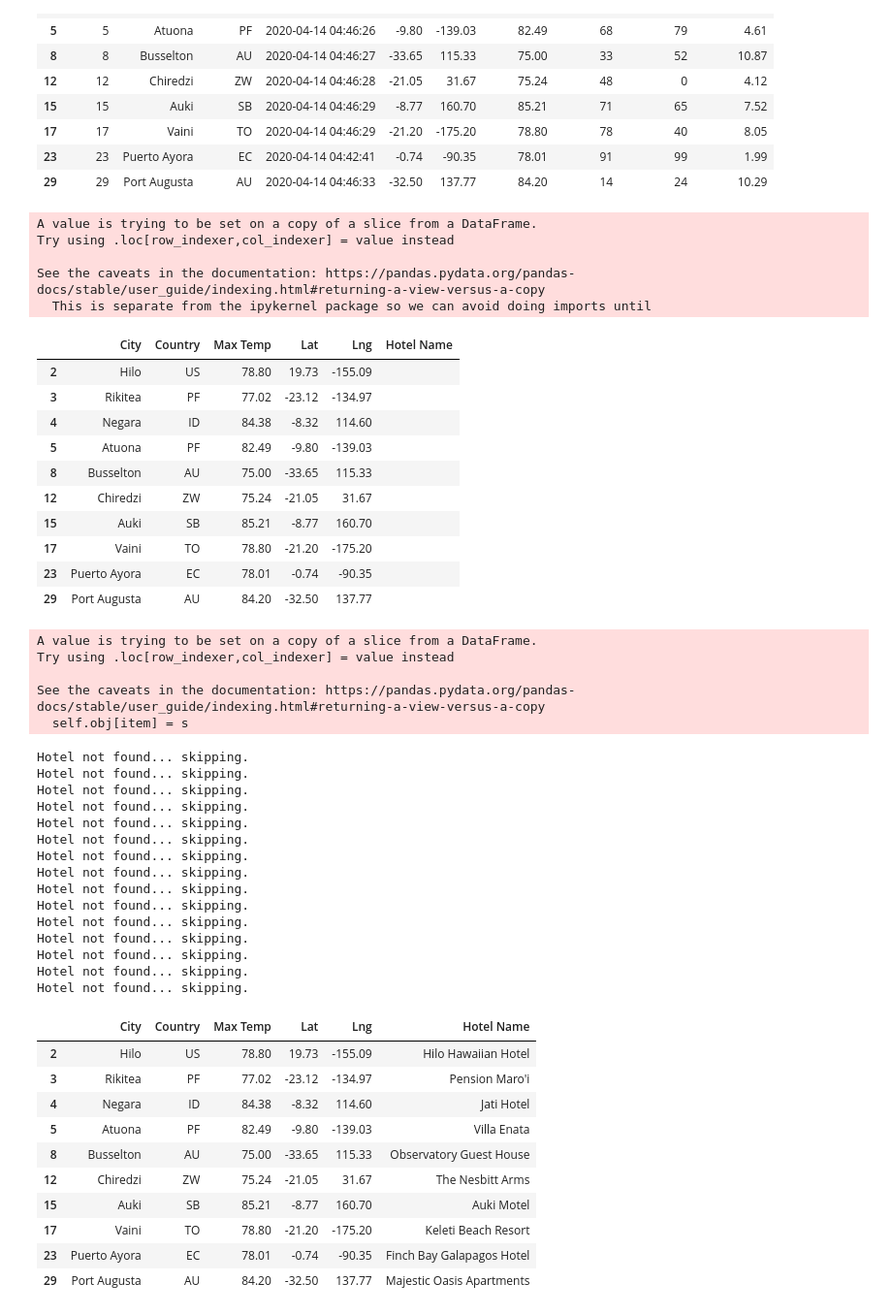
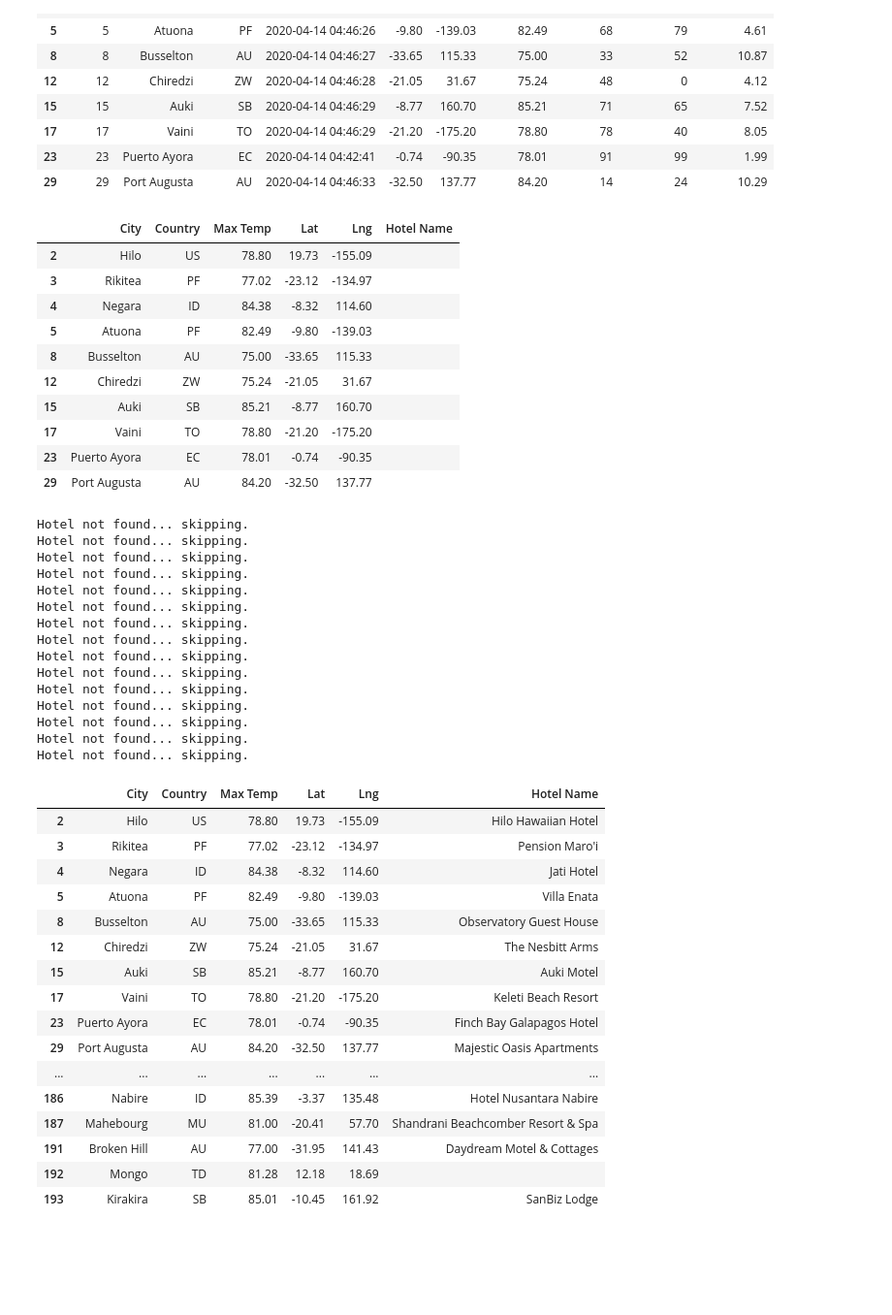
Before and after one commit to jwade688/World_Weather_Analysis, a Jupyter notebook: VacationPy.ipynb, the cells around one changed output. Shown at 97% size. Cells and saved outputs as stored; diff of their text form; code cells hidden in the pictures; blank space fills up the shorter version.

```diff
--- a/VacationPy.ipynb
+++ b/VacationPy.ipynb
@@ -149,15 +149,10 @@ preferred_cities_df.head(10)
 | 29 | 29 | Port Augusta | AU | 2020-04-14 04:46:33 | -32.50 | 137.77 | 84.20 | 14 | 24 | 10.29 |
 # %%
 # Create DataFrame called hotel_df to store hotel names alongside city, country, max temp, and coordinates
-hotel_df = preferred_cities_df[["City", "Country", "Max Temp", "Lat", "Lng"]]
+hotel_df = preferred_cities_df[["City", "Country", "Max Temp", "Lat", "Lng"]].copy()
 hotel_df["Hotel Name"] = ""
 hotel_df.head(10)
 # %% [output]
-A value is trying to be set on a copy of a slice from a DataFrame.
-Try using .loc[row_indexer,col_indexer] = value instead
-
-See the caveats in the documentation: https://pandas.pydata.org/pandas-docs/stable/user_guide/indexing.html#returning-a-view-versus-a-copy
-  This is separate from the ipykernel package so we can avoid doing imports until
 |  | City | Country | Max Temp | Lat | Lng | Hotel Name |
 | 2 | Hilo | US | 78.80 | 19.73 | -155.09 |  |
 | 3 | Rikitea | PF | 77.02 | -23.12 | -134.97 |  |
@@ -197,40 +192,41 @@ for index, row in hotel_df.iterrows():
     except (IndexError):
         print("Hotel not found... skipping.")
 # %% [output]
-A value is trying to be set on a copy of a slice from a DataFrame.
-Try using .loc[row_indexer,col_indexer] = value instead
-
-See the caveats in the documentation: https://pandas.pydata.org/pandas-docs/stable/user_guide/indexing.html#returning-a-view-versus-a-copy
-  self.obj[item] = s
+Hotel not found... skipping.
+Hotel not found... skipping.
+Hotel not found... skipping.
+Hotel not found... skipping.
+Hotel not found... skipping.
+Hotel not found... skipping.
+Hotel not found... skipping.
+Hotel not found... skipping.
+Hotel not found... skipping.
+Hotel not found... skipping.
+Hotel not found... skipping.
+Hotel not found... skipping.
+Hotel not found... skipping.
+Hotel not found... skipping.
+Hotel not found... skipping.
-Hotel not found... skipping.
-Hotel not found... skipping.
-Hotel not found... skipping.
-Hotel not found... skipping.
-Hotel not found... skipping.
-Hotel not found... skipping.
-Hotel not found... skipping.
-Hotel not found... skipping.
-Hotel not found... skipping.
-Hotel not found... skipping.
-Hotel not found... skipping.
-Hotel not found... skipping.
-Hotel not found... skipping.
-Hotel not found... skipping.
-Hotel not found... skipping.
 # %%
-hotel_df.head(10)
+hotel_df.head(60)
 # %% [output]
 |  | City | Country | Max Temp | Lat | Lng | Hotel Name |
 | 2 | Hilo | US | 78.80 | 19.73 | -155.09 | Hilo Hawaiian Hotel |
 | 3 | Rikitea | PF | 77.02 | -23.12 | -134.97 | Pension Maro'i |
 | 4 | Negara | ID | 84.38 | -8.32 | 114.60 | Jati Hotel |
 | 5 | Atuona | PF | 82.49 | -9.80 | -139.03 | Villa Enata |
 | 8 | Busselton | AU | 75.00 | -33.65 | 115.33 | Observatory Guest House |
 | 12 | Chiredzi | ZW | 75.24 | -21.05 | 31.67 | The Nesbitt Arms |
 | 15 | Auki | SB | 85.21 | -8.77 | 160.70 | Auki Motel |
 | 17 | Vaini | TO | 78.80 | -21.20 | -175.20 | Keleti Beach Resort |
 | 23 | Puerto Ayora | EC | 78.01 | -0.74 | -90.35 | Finch Bay Galapagos Hotel |
 | 29 | Port Augusta | AU | 84.20 | -32.50 | 137.77 | Majestic Oasis Apartments |
+| ... | ... | ... | ... | ... | ... | ... |
+| 186 | Nabire | ID | 85.39 | -3.37 | 135.48 | Hotel Nusantara Nabire |
+| 187 | Mahebourg | MU | 81.00 | -20.41 | 57.70 | Shandrani Beachcomber Resort & Spa |
+| 191 | Broken Hill | AU | 77.00 | -31.95 | 141.43 | Daydream Motel & Cottages |
+| 192 | Mongo | TD | 81.28 | 12.18 | 18.69 |  |
+| 193 | Kirakira | SB | 85.01 | -10.45 | 161.92 | SanBiz Lodge |
 # %%
 info_box_template = """
 <dl>
```
Also changed, not shown: 11 other files.
